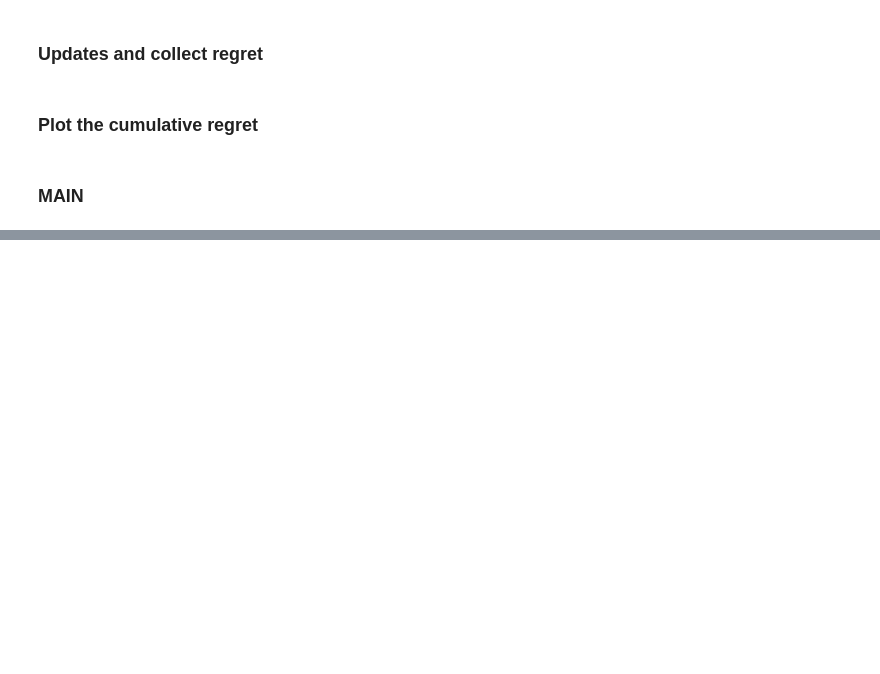
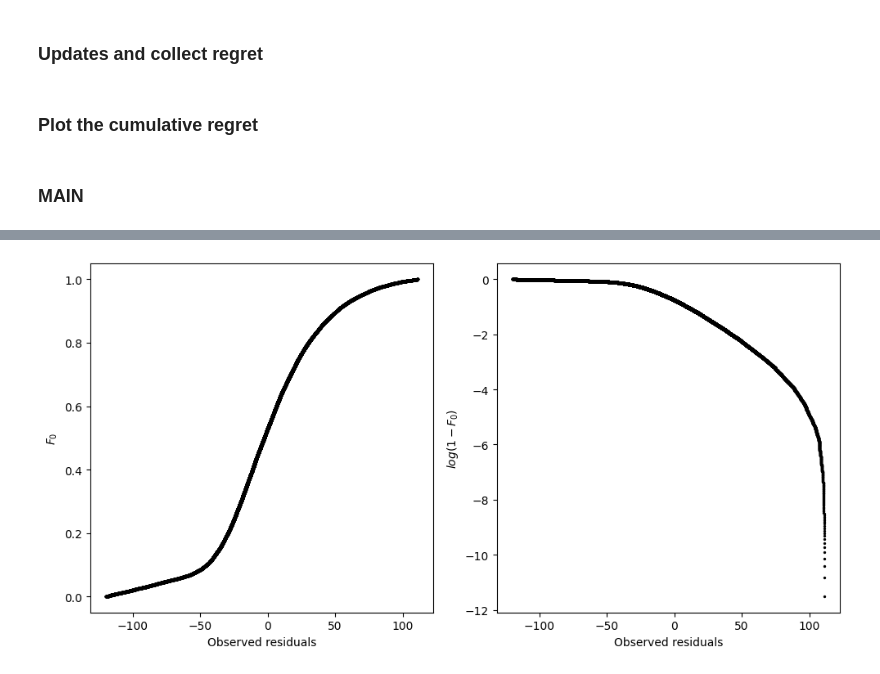
Before and after one commit to dbracale/Dynamic-Pricing, a Jupyter notebook: LS.ipynb, the cells around one changed output, grey strips where cells are left out. Cells and saved outputs as stored; diff of their text form; code cells hidden in the pictures; blank space fills up the shorter version.

```diff
--- a/LS.ipynb
+++ b/LS.ipynb
@@ -727,0 +693,43 @@ plt.savefig('regret.png')
+# %%
+import numpy as np
+import matplotlib.pyplot as plt
+
+# Sorting the residuals and calculating cumulative frequencies
+Res = np.sort(res_filtered)
+n = len(Res)
+F_0 = np.arange(1, n + 1) / n  # Cumulative frequency
+
+# Plotting
+plt.figure(figsize=(10, 5))
+
+# First subplot
+plt.subplot(1, 2, 1)
+plt.scatter(Res, F_0, c='black', alpha=1, s=2)  # Adjust 's' as needed for dot size
+plt.xlabel('Observed residuals')
+plt.ylabel('$F_0$')
+
+# Second subplot
+plt.subplot(1, 2, 2)
+plt.scatter(Res, np.log(1 - F_0), c='black', alpha=1, s=2)  # Adjust 's' as needed
+plt.xlabel('Observed residuals')
+plt.ylabel('$log(1 - F_0)$')
+
+plt.tight_layout()
+plt.show()
+
+# Filtering X and V based on delete_index
+X_filtered = X.loc[delete_index]
+V_filtered = Y.loc[delete_index]
+
+# Random sampling
+np.random.seed(123)
+s = np.random.choice(X_filtered.index, size=len(X_filtered), replace=False)
+X_sampled = X_filtered.loc[s]
+V_sampled = V_filtered.loc[s]
+
+# Alternative approach to remove outliers (commented out)
+# remove_index = res[(res < np.quantile(Res, 0.02)) | (res > np.quantile(Res, 0.98))].index
+# X_no_outliers = X.drop(remove_index)
+# V_no_outliers = Y.drop(remove_index)
+# %% [output]
+[figure, added]
```
Also changed, not shown: parts of 27 cells of this notebook, 2 other files.
